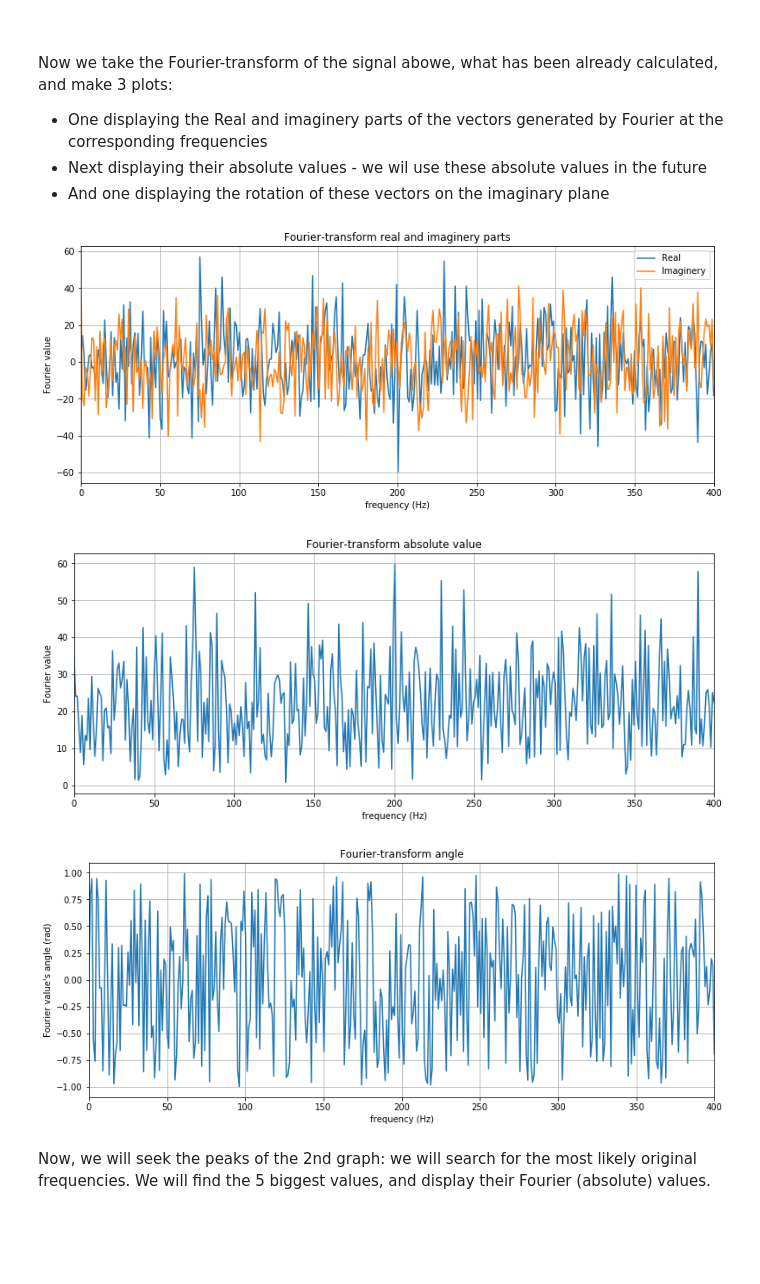
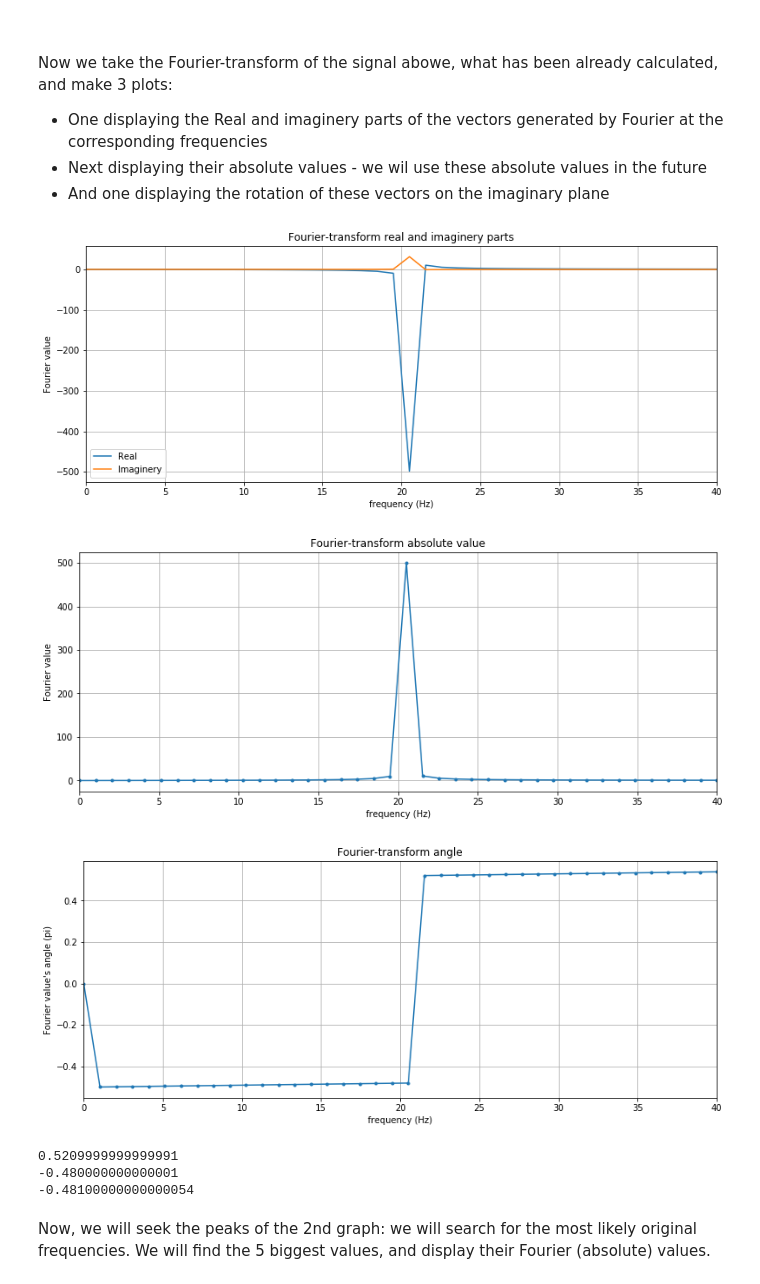
Before and after one commit to martonvavrik/fusion_research, a Jupyter notebook: waves.ipynb, the cells around one changed output. Saved outputs shown, nothing was run; the diff lists cells and outputs as text; code cells hidden in the pictures; blank space fills up the shorter version.

Commit message:
Add files via upload
added a slight upgrade to the fourier angle = phase function

```diff
--- a/waves.ipynb
+++ b/waves.ipynb
@@ -15,10 +15,10 @@ from IPython.display import display
 <br> randamp - amplitude of noise (random noise)
 <br> <br> First, we create our signal and noise. In deafult: a sine wave, and a white noise.
 # %%
-f=200
-frangemax=400
-samples=2000
-randamp=40
+f=20
+frangemax=40
+samples=1000
+randamp=0
 
 x = np.linspace(0.0, 1, samples)
 s_det = np.sin(f*2*np.pi*x)
@@ -66,39 +66,47 @@ plt.figure(figsize=(13,5))
 plt.plot(xf,yfimag,xf,yfreal)
 #plt.axis([0,frangemax,0,1.5/rs])
 plt.xlim((0,frangemax))
 plt.xlabel('frequency (Hz)')
 plt.ylabel('Fourier value')
 #plt.xscale('log')
 plt.title('Fourier-transform real and imaginery parts')
 plt.grid(True)
 plt.legend(('Real', 'Imaginery'))
 plt.show()
 
 plt.figure(figsize=(13,5))
-plt.plot(xf,yfabs)
+plt.plot(xf,yfabs,".-")
 #plt.axis([0,frangemax,0,1.5/rs])
 plt.xlim((0,frangemax))
 plt.xlabel('frequency (Hz)')
 plt.ylabel('Fourier value')
 #plt.xscale('log')
 plt.title('Fourier-transform absolute value')
 plt.grid(True)
 plt.show()
 
+yfang=yfang/np.pi
 plt.figure(figsize=(13,5))
-plt.plot(xf,yfang/np.pi)
+plt.plot(xf,yfang,".-")
 #plt.axis([0,frangemax,0,1.5/rs])
 plt.xlim((0,frangemax))
 plt.xlabel('frequency (Hz)')
-plt.ylabel("Fourier value's angle (rad)")
+plt.ylabel("Fourier value's angle (pi)")
 #plt.xscale('log')
 plt.title('Fourier-transform angle')
 plt.grid(True)
 plt.show()
+
+print(yfang[f+1])
+print(yfang[f])
+print(yfang[f-1])
 # %% [output]
-[figure, old version]
+[figure, new version]
-[figure, old version]
+[figure, new version]
-[figure, old version]
+[figure, new version]
+0.5209999999999991
+-0.480000000000001
+-0.48100000000000054
 # %% [markdown]
 Now, we will seek the peaks of the 2nd graph: we will search for the most likely original frequencies. We will find the 5 biggest values, and display their Fourier (absolute) values.
 # %%
```
Also changed, not shown: parts of 9 cells of this notebook.
